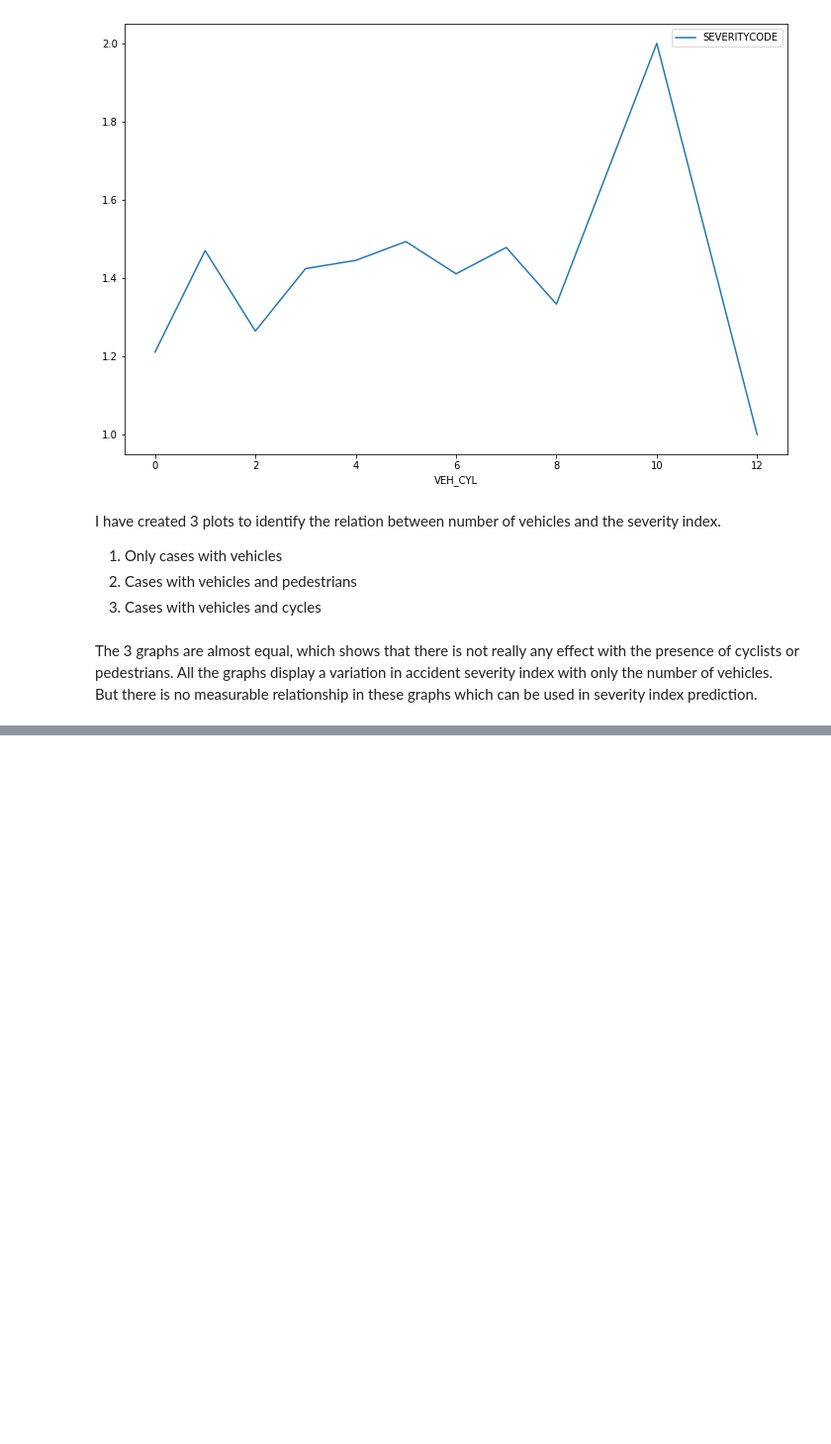
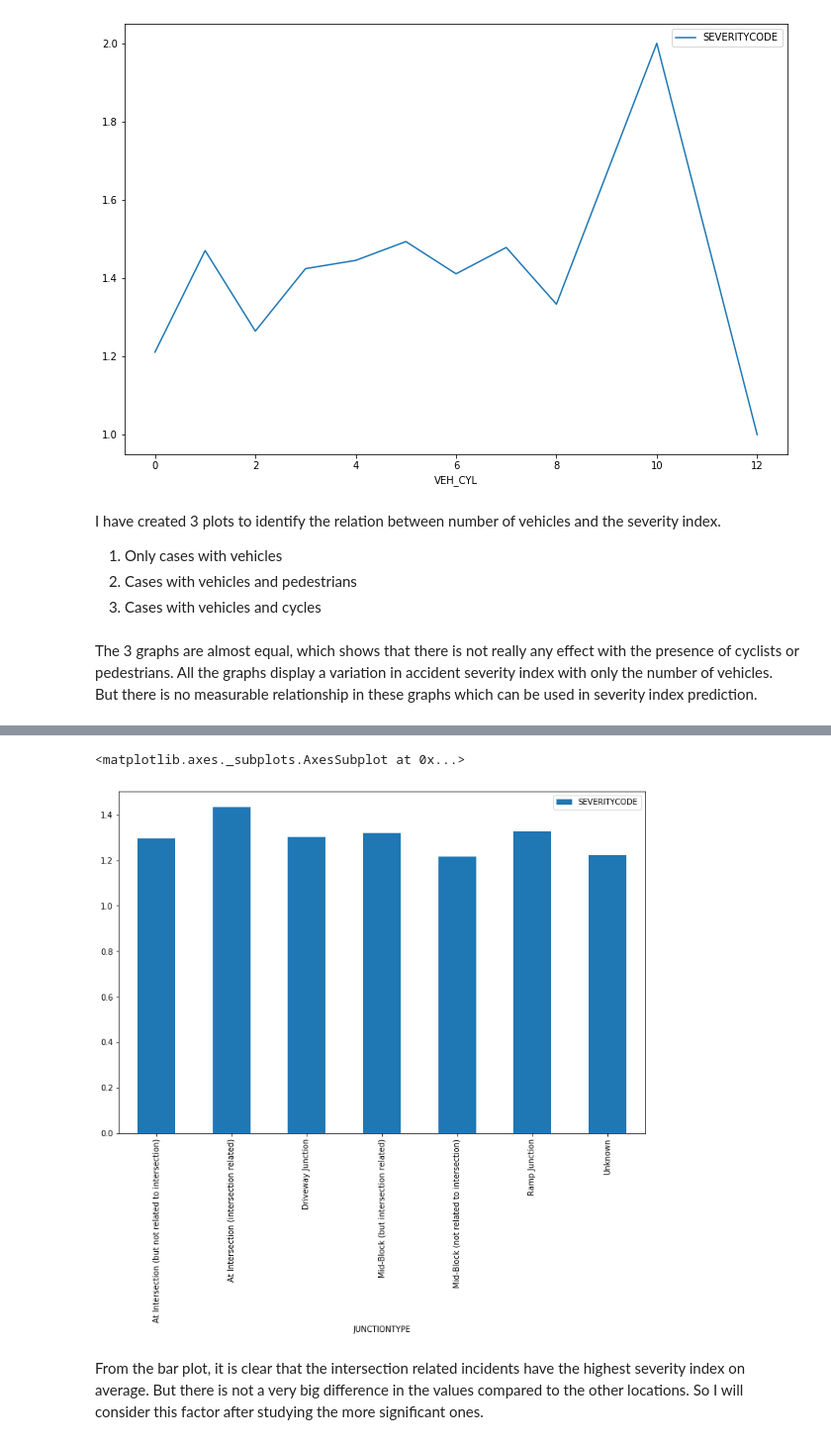
Before and after one commit to anil-sasi/Coursera_Capstone, a Jupyter notebook: Capstone.ipynb, the cells around one changed output, grey strips where cells are left out. Shown at 99% size. Cells and saved outputs as stored; diff of their text form; code cells hidden in the pictures; blank space fills up the shorter version.

```diff
--- a/Capstone.ipynb
+++ b/Capstone.ipynb
@@ -141,0 +150,4 @@ df_time[["SEVERITYCODE","INCTM"]].plot(kind="line",x="INCTM",figsize=(25,5))
+# %%
+df_junc = df_collisions[["SEVERITYCODE","JUNCTIONTYPE"]]
+df_junc = df_junc.groupby("JUNCTIONTYPE").mean()
+df_junc.head()
@@ -141,0 +162,8 @@ df_time[["SEVERITYCODE","INCTM"]].plot(kind="line",x="INCTM",figsize=(25,5))
+# %%
+df_junc.plot(kind="bar",figsize=(12,8))
+# %% [output]
+<matplotlib.axes._subplots.AxesSubplot at 0x...>
+[figure, added]
+# %% [markdown]
+From the bar plot, it is clear that the intersection related incidents have the highest severity index on average.
+But there is not a very big difference in the values compared to the other locations. So I will consider this factor after studying the more significant ones.
```
Also changed, not shown: parts of 22 cells of this notebook, 1 other file.
